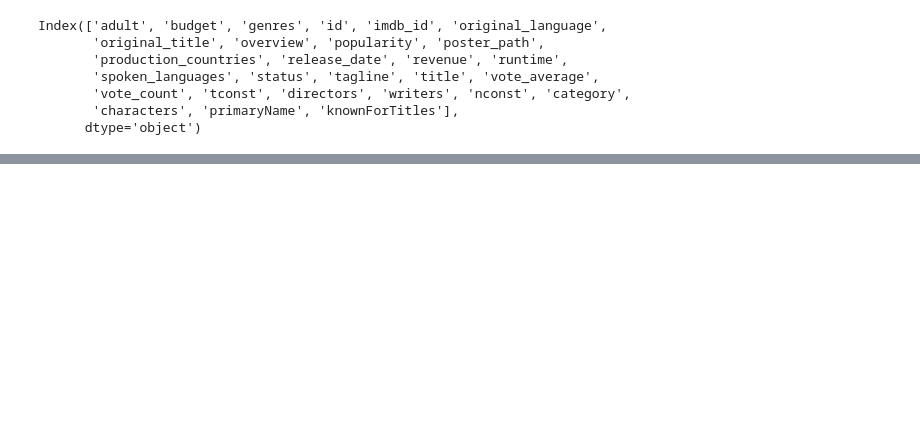
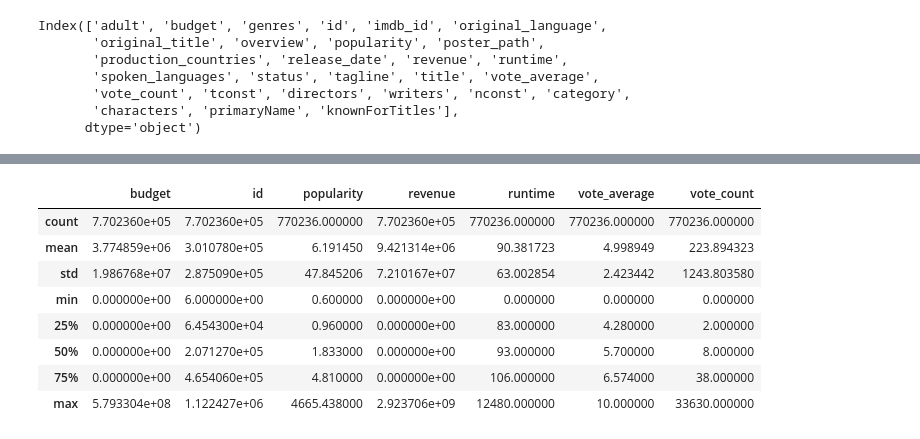
Before and after one commit to Cynthia-OK/CreuseLlywood, a Jupyter notebook: nettoyage_data.ipynb, the cells around one changed output, grey strips where cells are left out. Drawn from its saved outputs; the diff is of its cells as text; code cells hidden in the pictures; blank space fills up the shorter version.

Commit message:
nettoyage donnees premiere version

```diff
--- a/nettoyage_data.ipynb
+++ b/nettoyage_data.ipynb
@@ -109,0 +166,2 @@ PROPOSITION : ne garder que les films tmdb qui ont un id imdb car sinon on aura
+# %%
+films_tmdb_imdb = pd.read_csv("./donnees/table_films_select.csv", sep="\t", low_memory=False)
@@ -109,0 +188,2 @@ PROPOSITION : ne garder que les films tmdb qui ont un id imdb car sinon on aura
+# %%
+films_tmdb_imdb = films_tmdb_imdb.drop('Unnamed: 0',axis=1)
@@ -109,0 +210,12 @@ PROPOSITION : ne garder que les films tmdb qui ont un id imdb car sinon on aura
+# %%
+films_tmdb_imdb.describe()
+# %% [output]
+|  | budget | id | popularity | revenue | runtime | vote_average | vote_count |
+| count | 7.702360e+05 | 7.702360e+05 | 770236.000000 | 7.702360e+05 | 770236.000000 | 770236.000000 | 770236.000000 |
+| mean | 3.774859e+06 | 3.010780e+05 | 6.191450 | 9.421314e+06 | 90.381723 | 4.998949 | 223.894323 |
+| std | 1.986768e+07 | 2.875090e+05 | 47.845206 | 7.210167e+07 | 63.002854 | 2.423442 | 1243.803580 |
+| min | 0.000000e+00 | 6.000000e+00 | 0.600000 | 0.000000e+00 | 0.000000 | 0.000000 | 0.000000 |
+| 25% | 0.000000e+00 | 6.454300e+04 | 0.960000 | 0.000000e+00 | 83.000000 | 4.280000 | 2.000000 |
+| 50% | 0.000000e+00 | 2.071270e+05 | 1.833000 | 0.000000e+00 | 93.000000 | 5.700000 | 8.000000 |
+| 75% | 0.000000e+00 | 4.654060e+05 | 4.810000 | 0.000000e+00 | 106.000000 | 6.574000 | 38.000000 |
+| max | 5.793304e+08 | 1.122427e+06 | 4665.438000 | 2.923706e+09 | 12480.000000 | 10.000000 | 33630.000000 |
```
Also changed, not shown: parts of 79 cells of this notebook.
